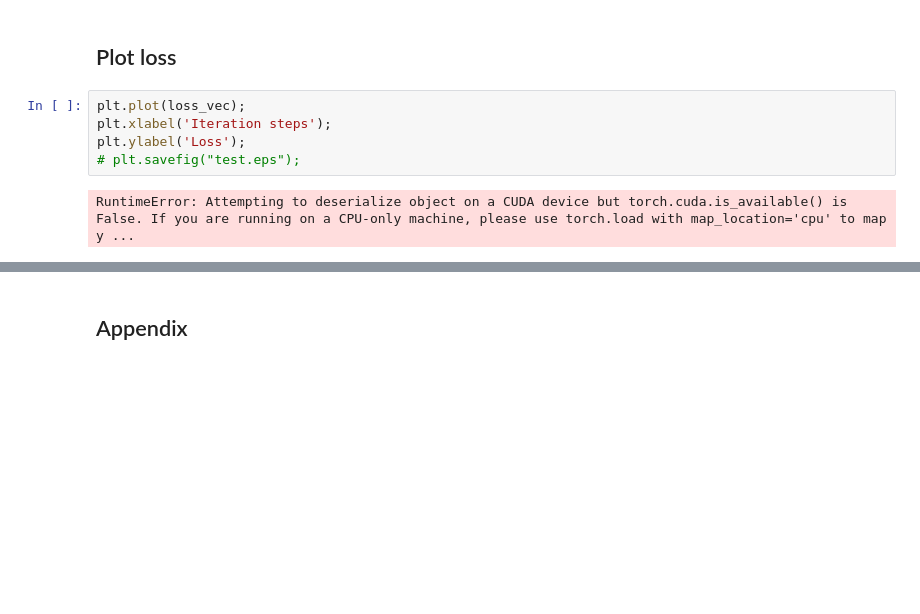
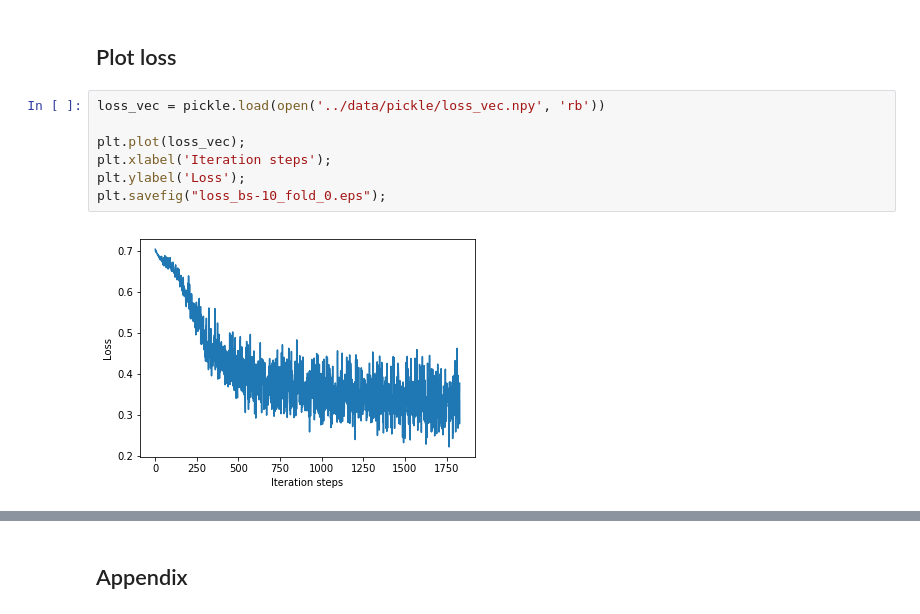
Before and after one commit to julius-richter/beat_tracker, a Jupyter notebook: jupyter/model_boeck.ipynb, the cells around one changed output, grey strips where cells are left out. Drawn from its saved outputs; the diff is of its cells as text; blank space fills up the shorter version.

```diff
--- a/jupyter/model_boeck.ipynb
+++ b/jupyter/model_boeck.ipynb
@@ -171,12 +173,14 @@ torch.save(model.state_dict(), '../models/mb_ballroom_bs-'+ str(batch_size)+'_fo
 # %% [markdown]
 ## Plot loss
 # %%
+loss_vec = pickle.load(open('../data/pickle/loss_vec.npy', 'rb'))
+
 plt.plot(loss_vec);
 plt.xlabel('Iteration steps');
 plt.ylabel('Loss');
-# plt.savefig("test.eps");
+plt.savefig("loss_bs-10_fold_0.eps");
 # %% [output]
-RuntimeError: Attempting to deserialize object on a CUDA device but torch.cuda.is_available() is False. If you are running on a CPU-only machine, please use torch.load with map_location='cpu' to map y ...
+[figure, added]
 # %%
 examples = [200, 300, 400]
 
```
Also changed, not shown: parts of 8 cells of this notebook, 8 other files.
